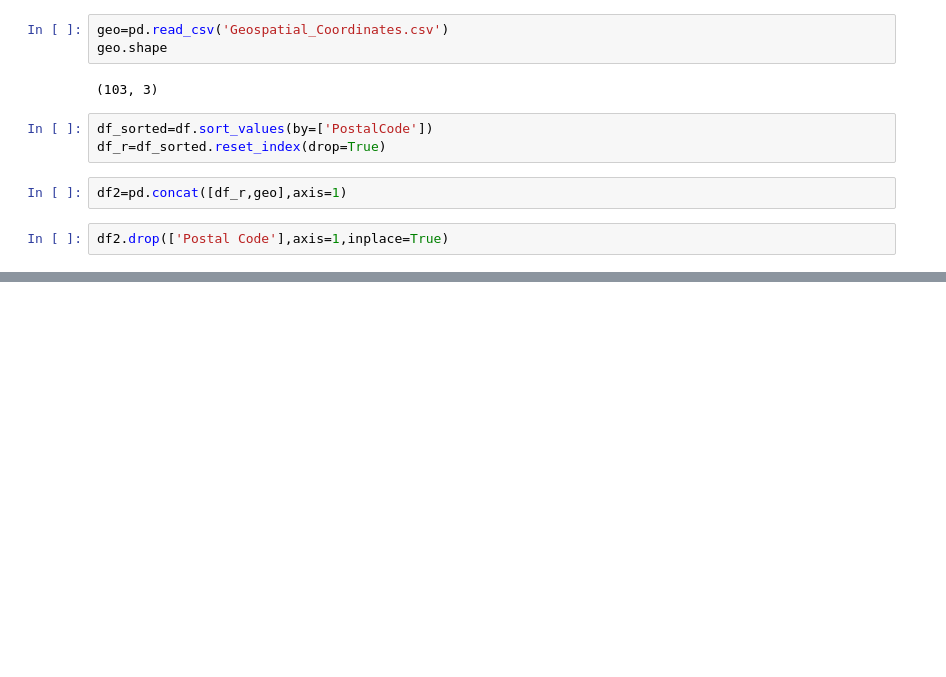
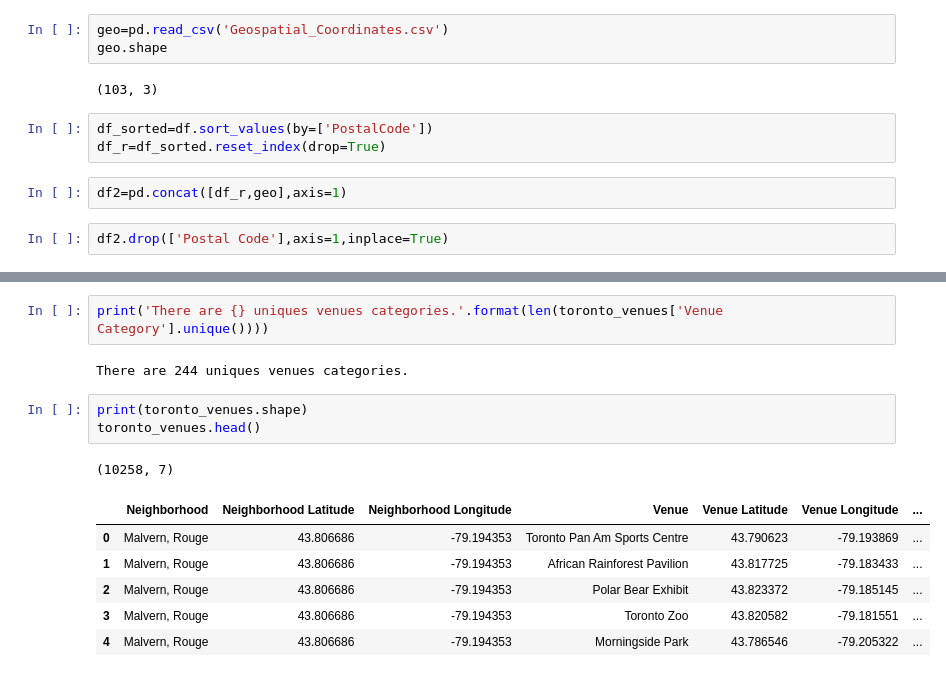
Before and after one commit to Matraque/Coursera_Capstone, a Jupyter notebook: Segmenting-and-Clustering-Neighborhoods-in-Toronto.ipynb, the cells around one changed output, grey strips where cells are left out. Saved outputs shown, nothing was run; the diff lists cells and outputs as text; blank space fills up the shorter version.

```diff
--- a/Segmenting-and-Clustering-Neighborhoods-in-Toronto.ipynb
+++ b/Segmenting-and-Clustering-Neighborhoods-in-Toronto.ipynb
@@ -93,0 +246,15 @@ df2.head(15)
+# %%
+print('There are {} uniques venues categories.'.format(len(toronto_venues['Venue Category'].unique())))
+# %% [output]
+There are 244 uniques venues categories.
+# %%
+print(toronto_venues.shape)
+toronto_venues.head()
+# %% [output]
+(10258, 7)
+|  | Neighborhood | Neighborhood Latitude | Neighborhood Longitude | Venue | Venue Latitude | Venue Longitude | ... |
+| 0 | Malvern, Rouge | 43.806686 | -79.194353 | Toronto Pan Am Sports Centre | 43.790623 | -79.193869 | ... |
+| 1 | Malvern, Rouge | 43.806686 | -79.194353 | African Rainforest Pavilion | 43.817725 | -79.183433 | ... |
+| 2 | Malvern, Rouge | 43.806686 | -79.194353 | Polar Bear Exhibit | 43.823372 | -79.185145 | ... |
+| 3 | Malvern, Rouge | 43.806686 | -79.194353 | Toronto Zoo | 43.820582 | -79.181551 | ... |
+| 4 | Malvern, Rouge | 43.806686 | -79.194353 | Morningside Park | 43.786546 | -79.205322 | ... |
```
Also changed, not shown: parts of 26 cells of this notebook.
